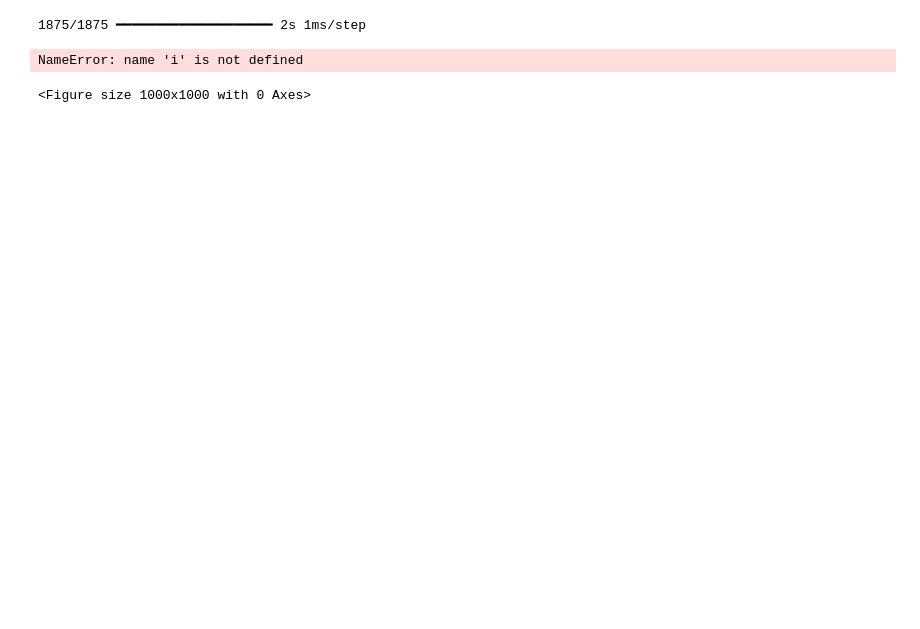
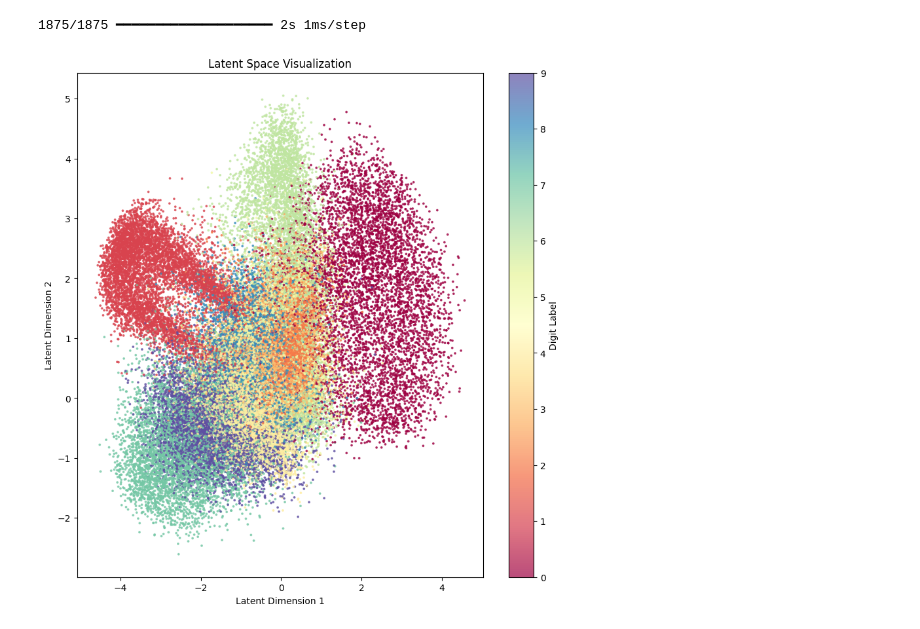
Before and after one commit to gsarada/AICourse-2026, a Jupyter notebook: mod7_assmt.ipynb, the cells around one changed output. Saved outputs shown, nothing was run; the diff lists cells and outputs as text; code cells hidden in the pictures; blank space fills up the shorter version.

```diff
--- a/mod7_assmt.ipynb
+++ b/mod7_assmt.ipynb
@@ -167,18 +169,22 @@ Generating new digits...
 # %%
 #Task 1: Visualise the latent space
-
-def visualize_latent_space(encoder, x_train):
+import matplotlib as mpl
+def visualize_latent_space(encoder, x_train, y_train):
     z_mean, _, _ = encoder.predict(x_train)
 
-    cmap = plt.cm.get_cmap("Spectral", 10) # Use a distinct colormap for categories
+    cmap = mpl.colormaps["Spectral"] # Use a distinct colormap for categories
     plt.figure(figsize=(10, 10))
-    plt.scatter(z_mean[:, 0], z_mean[:, 1], c=[cmap(i / 9.)], s=3, alpha=0.7)
+    plt.scatter(z_mean[:, 0], z_mean[:, 1], c=y_train, cmap=cmap, s=3, alpha=0.7)
+    plt.colorbar(label='Digit Label') # Add a colorbar to indicate the mapping
+    plt.title('Latent Space Visualization')
+    plt.xlabel('Latent Dimension 1')
+    plt.ylabel('Latent Dimension 2')
+    plt.show()
 
-visualize_latent_space(encoder, x_train)
+visualize_latent_space(encoder, x_train, y_train)
 # %% [output]
 1875/1875 ━━━━━━━━━━━━━━━━━━━━ 2s 1ms/step
-NameError: name 'i' is not defined
-<Figure size 1000x1000 with 0 Axes>
+[figure, added]
 # %%
 #Task 2: Change epochs
 epochs_set = [5, 15, 30]
```
Also changed, not shown: parts of 2 cells of this notebook.
